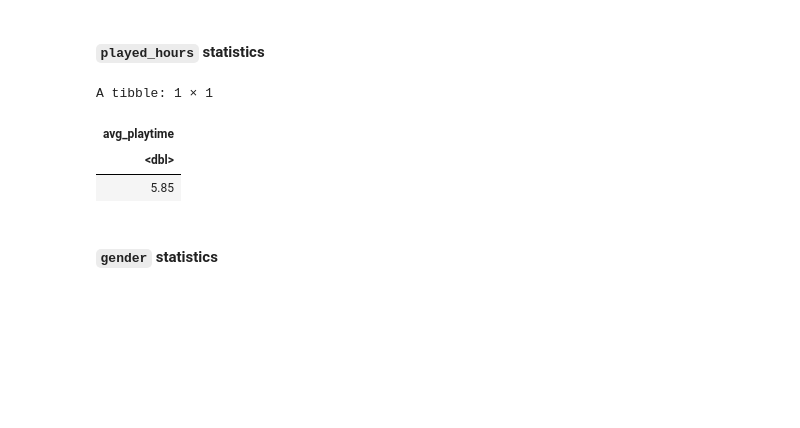
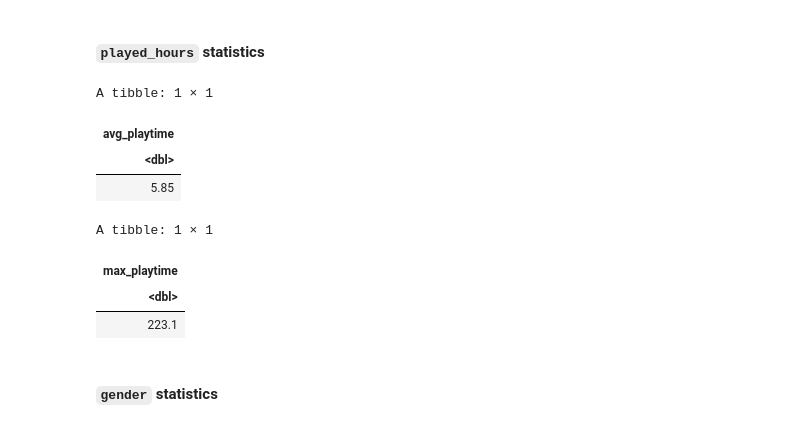
Before and after one commit to jjessicatsai/Individual-Planning-Report, a Jupyter notebook: minecraft.ipynb, the cells around one changed output. Drawn from its saved outputs; the diff is of its cells as text; code cells hidden in the pictures; blank space fills up the shorter version.

```diff
--- a/minecraft.ipynb
+++ b/minecraft.ipynb
@@ -193,13 +194,24 @@ print(paste(non_subscription_percentage, "% of players are not subscribed"))
 # %%
 ## mean play time for all sessions
 avg_playtime <- player_data |>
     summarize(avg_playtime = round((mean(played_hours, na.rm = TRUE)), digits = 2))
+
 avg_playtime
+
+## max play time for all sessions
+max_playtime <- player_data |>
+    summarize(max_playtime = round((max(played_hours, na.rm = TRUE)), digits = 2))
+
+max_playtime
 # %% [output]
 A tibble: 1 × 1
 | avg_playtime |
 | <dbl> |
 | 5.85 |
+A tibble: 1 × 1
+| max_playtime |
+| <dbl> |
+| 223.1 |
 # %% [markdown]
 #### `gender` statistics
 # %%
```
Also changed, not shown: parts of 19 cells of this notebook.
